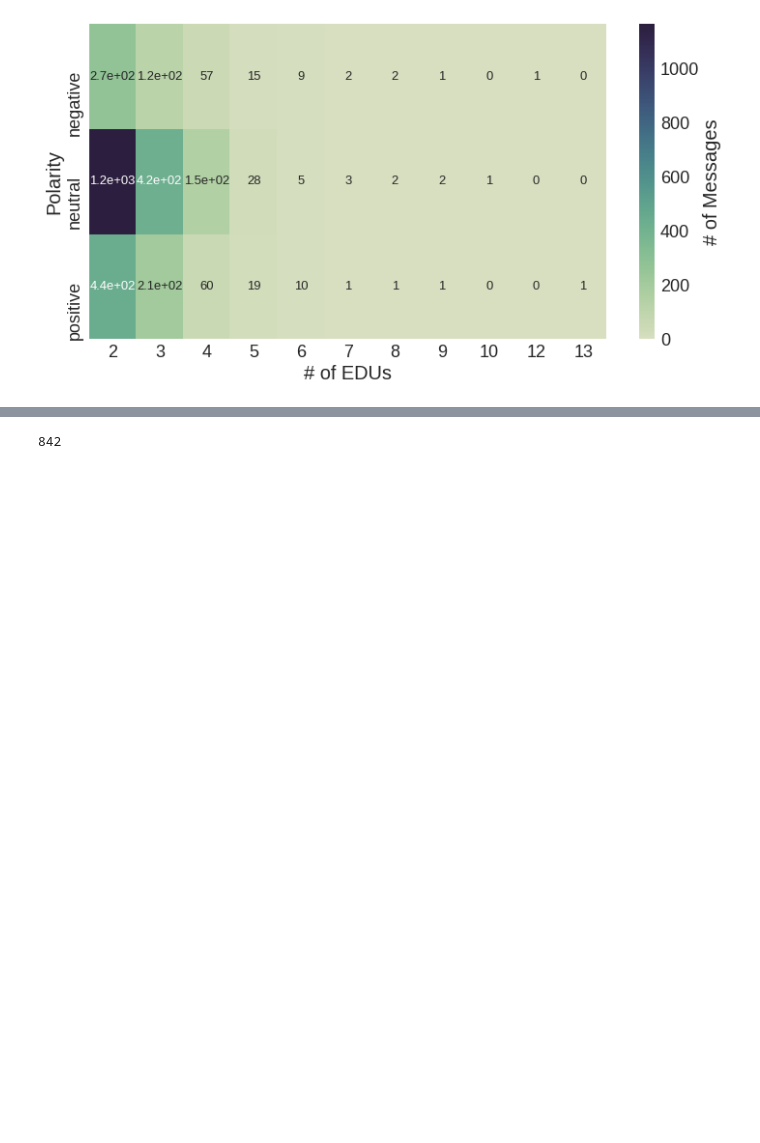
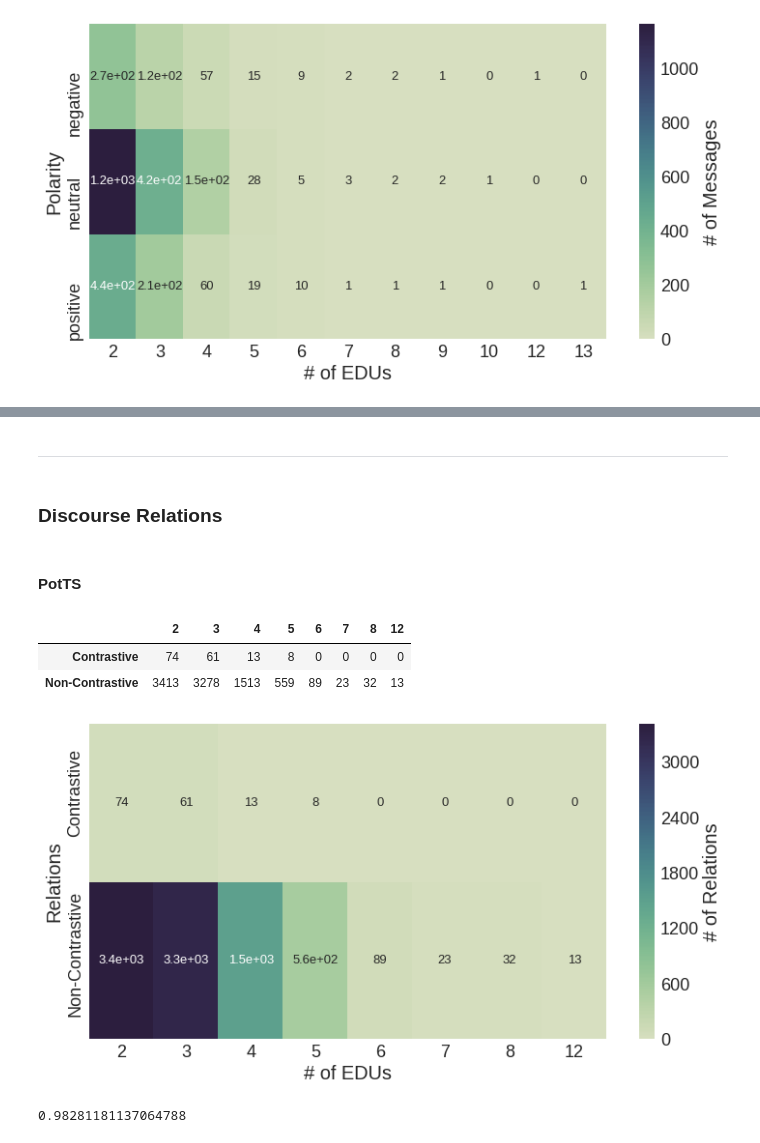
Before and after one commit to WladimirSidorenko/Dissertation, a Jupyter notebook: notebooks/dasa.ipynb, the cells around one changed output, grey strips where cells are left out. Drawn from its saved outputs; the diff is of its cells as text; code cells hidden in the pictures; blank space fills up the shorter version.

Commit message:
finished first version of data description

```diff
--- a/notebooks/dasa.ipynb
+++ b/notebooks/dasa.ipynb
@@ -104,5 +96,47 @@ float(SB10K_NEG)/float(SB10K_TTL)
-# %%
-SB10K_NEG
-POTTS_NEG
-# %% [output]
-842
+# %% [markdown]
+---------------------
+# %% [markdown]
+### Discourse Relations
+# %%
+# Variables and Constants
+ANNOT = True
+LGND_FS = 18
+LBL_FS = 16
+CMAP = sns.cubehelix_palette(1000, start=.5, rot=-.75, as_cmap=True)
+HEATMAP_SETTINGS = {"annot": ANNOT, "cmap": CMAP,
+                    "cbar_kws": {"label": "# of Relations"},
+                    "annot_kws": {"size": 13}}
+# %% [markdown]
+#### PotTS
+# %%
+POTTS_REL_STAT = defaultdict(lambda: {"Contrastive": 0, "Non-Contrastive": 0})
+
+POTTS_REL_STAT[2] = {"Contrastive": 74, "Non-Contrastive": 3413}
+POTTS_REL_STAT[3] = {"Contrastive": 61, "Non-Contrastive": 3278}
+POTTS_REL_STAT[4] = {"Contrastive": 13, "Non-Contrastive": 1513}
+POTTS_REL_STAT[5] = {"Contrastive": 8, "Non-Contrastive": 559}
+POTTS_REL_STAT[6] = {"Contrastive": 0, "Non-Contrastive": 89}
+POTTS_REL_STAT[7] = {"Contrastive": 0, "Non-Contrastive": 23}
+POTTS_REL_STAT[8] = {"Contrastive": 0, "Non-Contrastive": 32}
+POTTS_REL_STAT[12] = {"Contrastive": 0, "Non-Contrastive": 13}
+
+POTTS_REL_PD_STAT = pd.DataFrame(POTTS_REL_STAT)
+POTTS_REL_PD_STAT
+# %% [output]
+|  | 2 | 3 | 4 | 5 | 6 | 7 | 8 | 12 |
+| Contrastive | 74 | 61 | 13 | 8 | 0 | 0 | 0 | 0 |
+| Non-Contrastive | 3413 | 3278 | 1513 | 559 | 89 | 23 | 32 | 13 |
+# %%
+POTTS_REL_PLT = sns.heatmap(POTTS_REL_PD_STAT, **HEATMAP_SETTINGS)
+POTTS_REL_PLT.set(xlabel='# of EDUs', ylabel='Relations')
+POTTS_REL_PLT.set_yticks([0.9, 1.8])
+plt.savefig("dasa_potts_rel_distribution.png", bbox_inches='tight')
+# %% [output]
+[figure, added]
+# %%
+POTTS_CONTRASTIVE = POTTS_REL_PD_STAT.loc["Contrastive"].sum()
+POTTS_NONCONTRASTIVE = POTTS_REL_PD_STAT.loc["Non-Contrastive"].sum()
+POTTS_TOTAL = float(POTTS_CONTRASTIVE + POTTS_NONCONTRASTIVE)
+POTTS_NONCONTRASTIVE / POTTS_TOTAL
+# %% [output]
+0.98281181137064788
```
Also changed, not shown: parts of 9 cells of this notebook, 7 other files.
